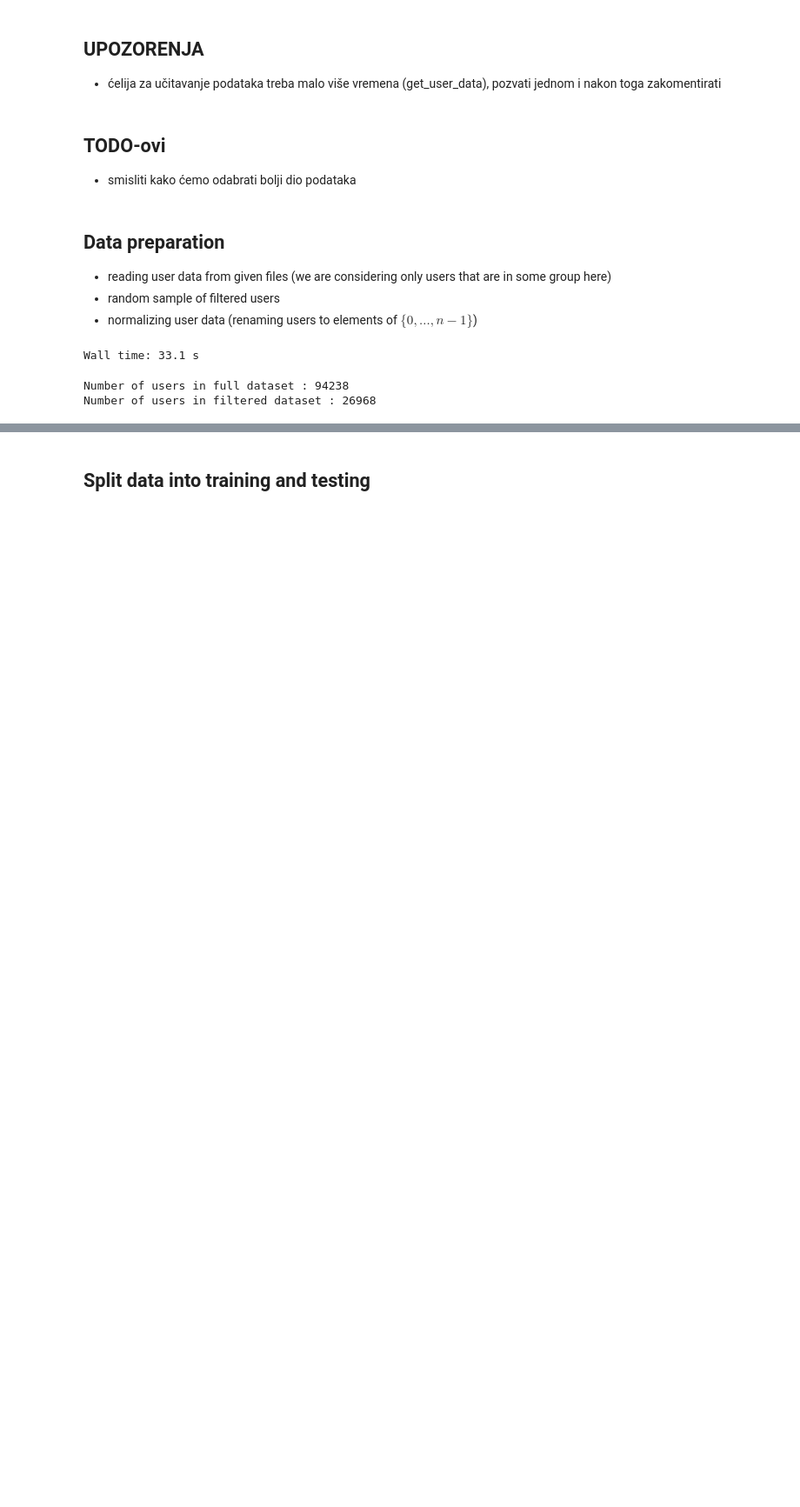
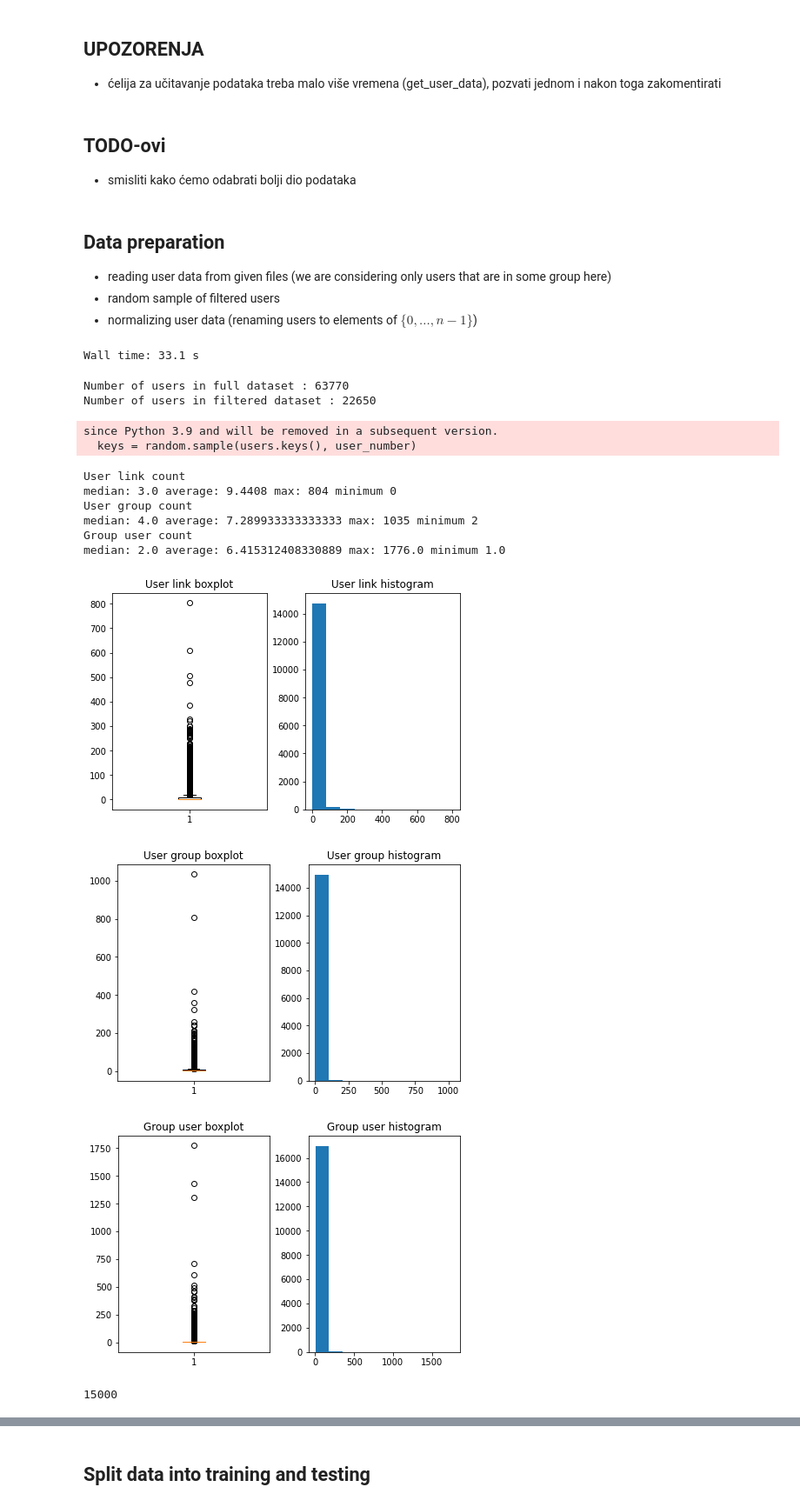
Before and after one commit to basioli-k/affiliation-recommendation, a Jupyter notebook: Data Preparation.ipynb, the cells around one changed output, grey strips where cells are left out. Shown: that part at 87% size. Saved outputs shown, nothing was run; the diff lists cells and outputs as text; code cells hidden in the pictures; blank space fills up the shorter version.

Commit message:
fixed conflicts, added visualization of data

```diff
--- a/Data Preparation.ipynb
+++ b/Data Preparation.ipynb
@@ -39,8 +39,8 @@ def filter_users(user_number, all_users):
     users = {user: users[user] for user in users if len(users[user]["links"]) >= 2 and len(users[user]["groups"]) >= 2}
     print("Number of users in filtered dataset : " + str(len(users)))
 
-    #keys = random.sample(users.keys(), user_number)
-    #users = {key: users[key] for key in keys}
+    keys = random.sample(users.keys(), user_number)
+    users = {key: users[key] for key in keys}
 
     #first eliminate any links that remained in the graph and shouldn't be there
     for user in users:
@@ -121,5 +116,5 @@ Wall time: 33.1 s
 # %%
 final_network = [1.0]
 last_added = [1.0]
-max_tree_level = 3
-all_users = filter_data(tree(final_network, last_added, max_tree_level, all_users_and_groups),all_users_and_groups)
+max_tree_level = 2
+all_users = {user: all_users_and_groups[0][user] for user in tree(final_network, last_added, max_tree_level, all_users_and_groups)}
@@ -126,13 +164,31 @@ all_users = filter_data(tree(final_network, last_added, max_tree_level, all_user
 # %%
 # number of users
 # WARNING: small number of users will usually result in a small number of links between users
-k = 1000
+k = 15000
 # %%
 # quickly gets a filtered subset of users
 filtered_users = filter_users(k, all_users)
 # %% [output]
-Number of users in full dataset : 94238
-Number of users in filtered dataset : 26968
+Number of users in full dataset : 63770
+Number of users in filtered dataset : 22650
+since Python 3.9 and will be removed in a subsequent version.
+  keys = random.sample(users.keys(), user_number)
+# %%
+get_network_stats(filtered_users)
+# %% [output]
+User link count
+median: 3.0 average: 9.4408 max: 804 minimum 0
+User group count
+median: 4.0 average: 7.289933333333333 max: 1035 minimum 2
+Group user count
+median: 2.0 average: 6.415312408330889 max: 1776.0 minimum 1.0
+[figure, added]
+[figure, added]
+[figure, added]
+# %%
+len(filtered_users)
+# %% [output]
+15000
 # %%
 # S matrix, matrix of links between users
 s = get_adjacency_matrix(filtered_users, "links", len(filtered_users), len(filtered_users))
```
Also changed, not shown: parts of 6 cells of this notebook.
